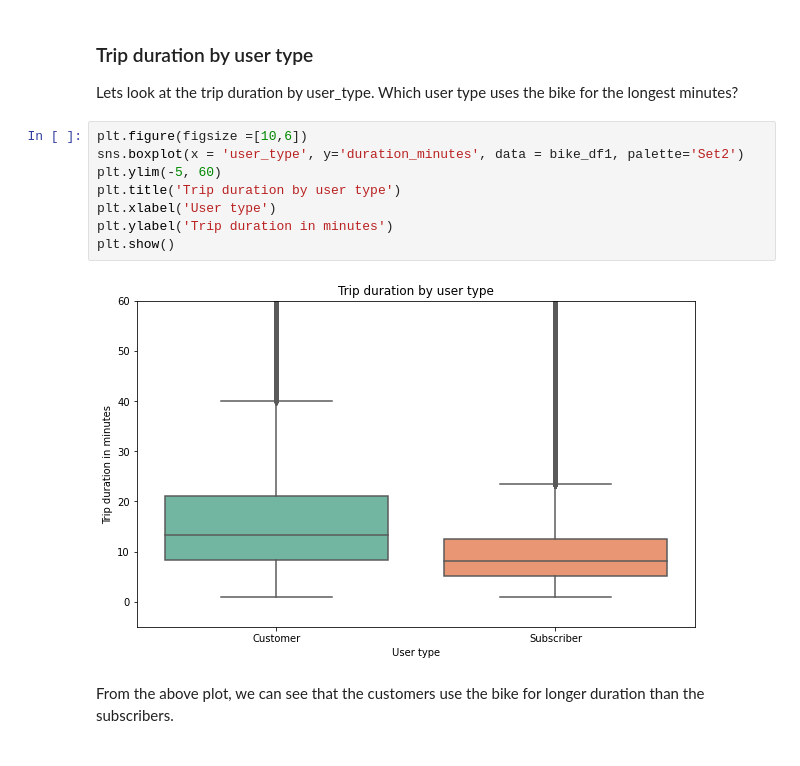
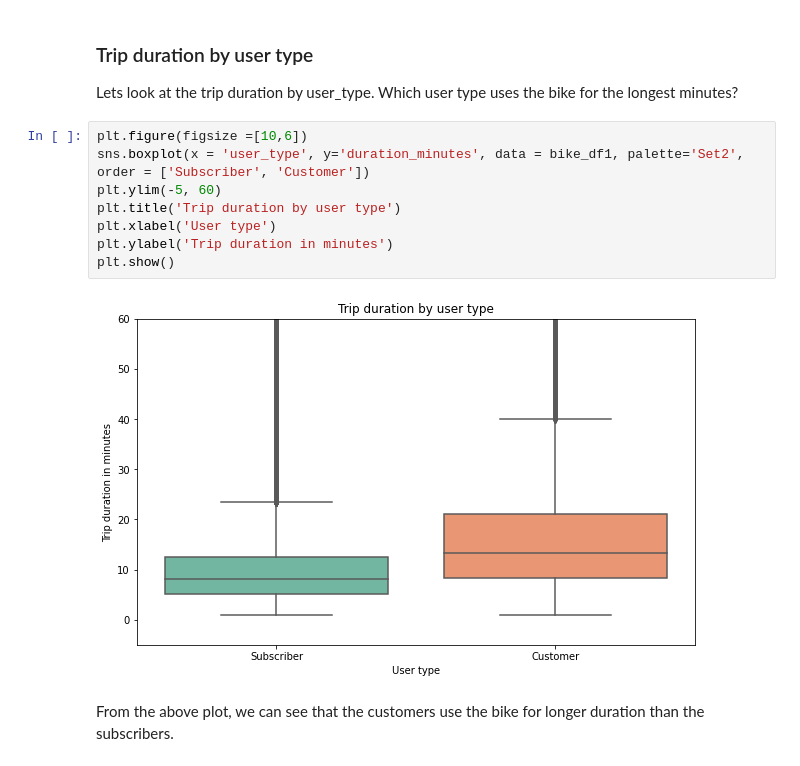
Before and after one commit to Emydata/Fordgobike-analysis, a Jupyter notebook: Project3/Project 3 exploratory.ipynb, the cells around one changed output. Cells and saved outputs as stored; diff of their text form.

```diff
--- a/Project3/Project 3 exploratory.ipynb
+++ b/Project3/Project 3 exploratory.ipynb
@@ -363,14 +379,14 @@ I reduced the y axis(duration_minutes) to 60 minutes so we can have a better vie
 Lets look at the trip duration by user_type. Which user type uses the bike for the longest minutes?
 # %%
 plt.figure(figsize =[10,6])
-sns.boxplot(x = 'user_type', y='duration_minutes', data = bike_df1, palette='Set2')
+sns.boxplot(x = 'user_type', y='duration_minutes', data = bike_df1, palette='Set2', order = ['Subscriber', 'Customer'])
 plt.ylim(-5, 60)
 plt.title('Trip duration by user type')
 plt.xlabel('User type')
 plt.ylabel('Trip duration in minutes')
 plt.show()
 # %% [output]
-[figure, old version]
+[figure, new version]
 # %% [markdown]
 From the above plot, we can see that the customers use the bike for longer duration than the subscribers.
 # %%
```
Also changed, not shown: parts of 23 cells of this notebook, 8 other files.
